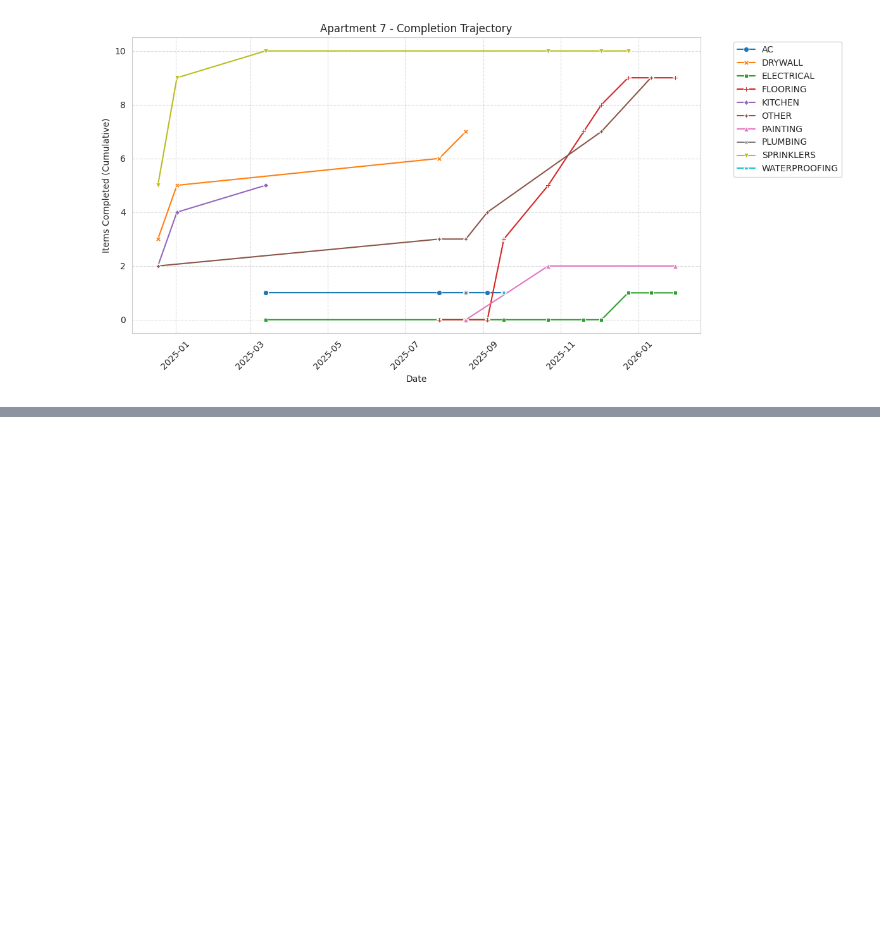
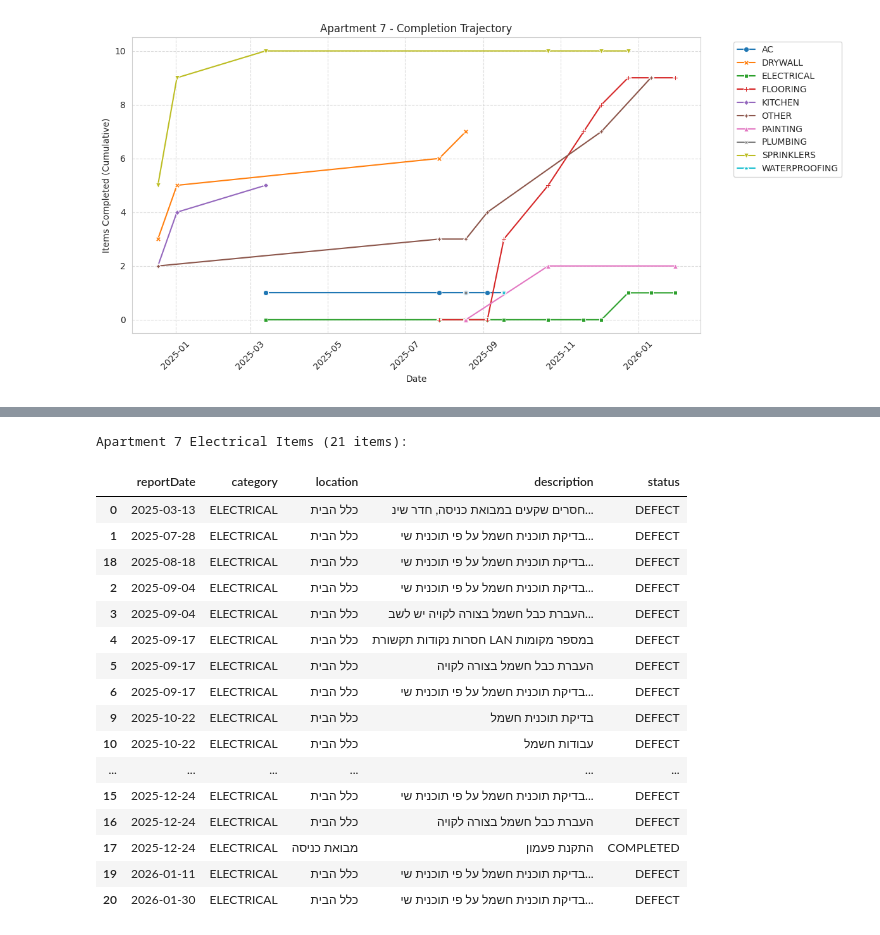
Before and after one commit to tombensim/constructor, a Jupyter notebook: Explore_Data/ExploreSupervisionReports.ipynb, the cells around one changed output, grey strips where cells are left out. Saved outputs shown, nothing was run; the diff lists cells and outputs as text; code cells hidden in the pictures; blank space fills up the shorter version.

```diff
--- a/Explore_Data/ExploreSupervisionReports.ipynb
+++ b/Explore_Data/ExploreSupervisionReports.ipynb
@@ -399,3 +399,60 @@ Found 21 Electrical work items for Apartment 7:
 | 621 | cml6sdsxo0025dxmtvanjm792 | cml6sdssx000hdxmtnua1lng8 | cmkpa099g000a10kkf2am83ne | ELECTRICAL | כלל הבית | בדיקת תוכנית חשמל על פי תוכנית שי... | DEFECT | בטיפול - חדר שינה 1 - חסרה נקודת ... | 1 | ... |
 | 655 | cml6t2uiq001px8lvs0ia9l39 | cml6t2uci000hx8lvttk628rq | cmkpa099g000a10kkf2am83ne | ELECTRICAL | כלל הבית | בדיקת תוכנית חשמל על פי תוכנית שי... | DEFECT | חדר שינה 1 - חסרה נקודת תקשורת LA... | 1 | ... |
 | 676 | cml6t56ae0051x8lvmwpw5hgl | cml6t563e003vx8lvc1iyd0ef | cmkpa099g000a10kkf2am83ne | ELECTRICAL | כלל הבית | בדיקת תוכנית חשמל על פי תוכנית שי... | DEFECT | חסרות נקודות תקשורת LAN במספר חדרים | 1 | ... |
+# %%
+# Apartment 7 Electrical - Detailed Data Table
+if 'df_work_items' in locals() and 'df_reports' in locals() and 'df_apartments' in locals():
+    # 1. Get Apt 7 ID
+    apt_7_row = df_apartments[df_apartments['number'].astype(str) == '7']
+    if not apt_7_row.empty:
+        apt_7_id = apt_7_row['id'].iloc[0]
+
+        # 2. Filter Work Items for Apt 7 and Electrical
+        mask_apt = df_work_items['apartmentId'] == apt_7_id
+        mask_elec = df_work_items['category'].astype(str).str.contains('ELECTRICAL|חשמל', case=False, na=False)
+        df_apt7_elec_items = df_work_items[mask_apt & mask_elec].copy()
+
+        # 3. Join with Reports to get Date
+        # df_reports has 'id' and 'reportDate'
+        df_apt7_elec_detailed = pd.merge(
+            df_apt7_elec_items,
+            df_reports[['id', 'reportDate']],
+            left_on='reportId',
+            right_on='id',
+            how='left'
+        )
+
+        # Convert date
+        df_apt7_elec_detailed['reportDate'] = pd.to_datetime(df_apt7_elec_detailed['reportDate'], unit='ms')
+
+        print(f"Apartment 7 Electrical Items ({len(df_apt7_elec_detailed)} items):")
+        # Select relevant columns for display
+        display_cols = ['reportDate', 'category', 'location', 'description', 'status']
+
+        # Sort by date
+        df_apt7_elec_detailed = df_apt7_elec_detailed.sort_values('reportDate')
+
+        display_scrollable_dataframe(df_apt7_elec_detailed[display_cols])
+    else:
+        print("Apartment 7 not found.")
+else:
+    print("Required dataframes not loaded.")
+# %% [output]
+Apartment 7 Electrical Items (21 items):
+|  | reportDate | category | location | description | status |
+| 0 | 2025-03-13 | ELECTRICAL | כלל הבית | חסרים שקעים במבואת כניסה, חדר שינ... | DEFECT |
+| 1 | 2025-07-28 | ELECTRICAL | כלל הבית | בדיקת תוכנית חשמל על פי תוכנית שי... | DEFECT |
+| 18 | 2025-08-18 | ELECTRICAL | כלל הבית | בדיקת תוכנית חשמל על פי תוכנית שי... | DEFECT |
+| 2 | 2025-09-04 | ELECTRICAL | כלל הבית | בדיקת תוכנית חשמל על פי תוכנית שי... | DEFECT |
+| 3 | 2025-09-04 | ELECTRICAL | כלל הבית | העברת כבל חשמל בצורה לקויה יש לשב... | DEFECT |
+| 4 | 2025-09-17 | ELECTRICAL | כלל הבית | חסרות נקודות תקשורת LAN במספר מקומות | DEFECT |
+| 5 | 2025-09-17 | ELECTRICAL | כלל הבית | העברת כבל חשמל בצורה לקויה | DEFECT |
+| 6 | 2025-09-17 | ELECTRICAL | כלל הבית | בדיקת תוכנית חשמל על פי תוכנית שי... | DEFECT |
+| 9 | 2025-10-22 | ELECTRICAL | כלל הבית | בדיקת תוכנית חשמל | DEFECT |
+| 10 | 2025-10-22 | ELECTRICAL | כלל הבית | עבודות חשמל | DEFECT |
+| ... | ... | ... | ... | ... | ... |
+| 15 | 2025-12-24 | ELECTRICAL | כלל הבית | בדיקת תוכנית חשמל על פי תוכנית שי... | DEFECT |
+| 16 | 2025-12-24 | ELECTRICAL | כלל הבית | העברת כבל חשמל בצורה לקויה | DEFECT |
+| 17 | 2025-12-24 | ELECTRICAL | מבואת כניסה | התקנת פעמון | COMPLETED |
+| 19 | 2026-01-11 | ELECTRICAL | כלל הבית | בדיקת תוכנית חשמל על פי תוכנית שי... | DEFECT |
+| 20 | 2026-01-30 | ELECTRICAL | כלל הבית | בדיקת תוכנית חשמל על פי תוכנית שי... | DEFECT |
```
Also changed, not shown: parts of 3 cells of this notebook, 48 other files.
